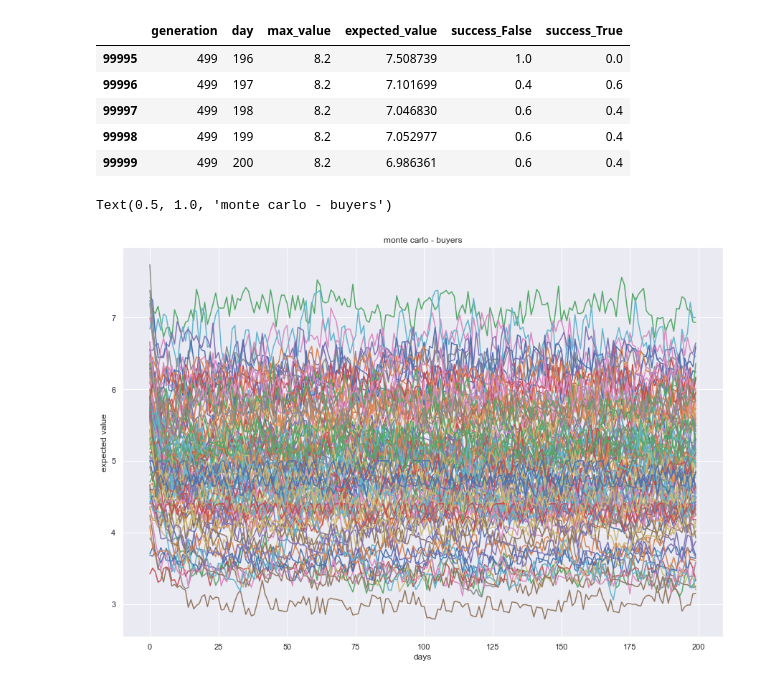
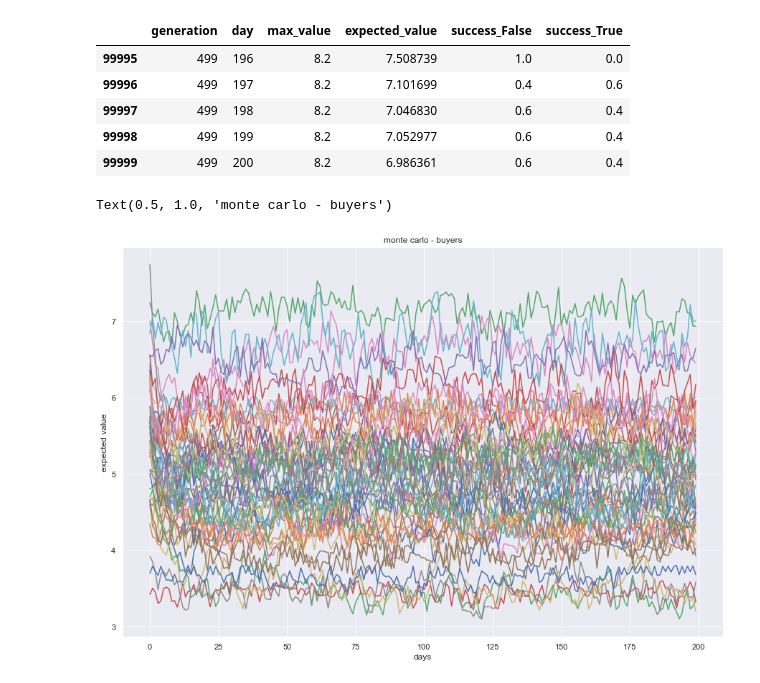
Before and after one commit to GabezRules/SupplyDemand_simulation, a Jupyter notebook: montecarlo_simulation.ipynb, the cells around one changed output. Saved outputs shown, nothing was run; the diff lists cells and outputs as text; code cells hidden in the pictures.

```diff
--- a/montecarlo_simulation.ipynb
+++ b/montecarlo_simulation.ipynb
@@ -61,13 +58,13 @@ def get_expected_value(i, df, label):
 #plt.ylabel(expected value)
 #plt.title("monte carlo analysis")
 # %%
-for i in range(100):
+for i in range(50):
     plt.pyplot.plot(get_expected_value(i, df_buyers_mean, 'expected_value'))
 
 plt.pyplot.xlabel("days")
 plt.pyplot.ylabel("expected value")
 plt.pyplot.title("monte carlo - buyers")
 # %% [output]
 Text(0.5, 1.0, 'monte carlo - buyers')
-[figure, old version]
+[figure, new version]
 # %%
```
Also changed, not shown: parts of 5 cells of this notebook.
